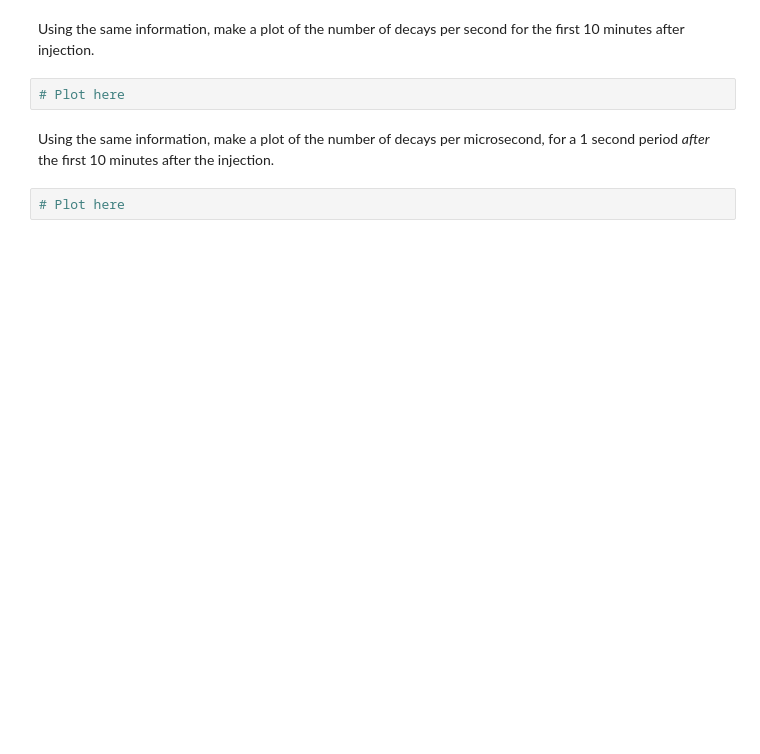
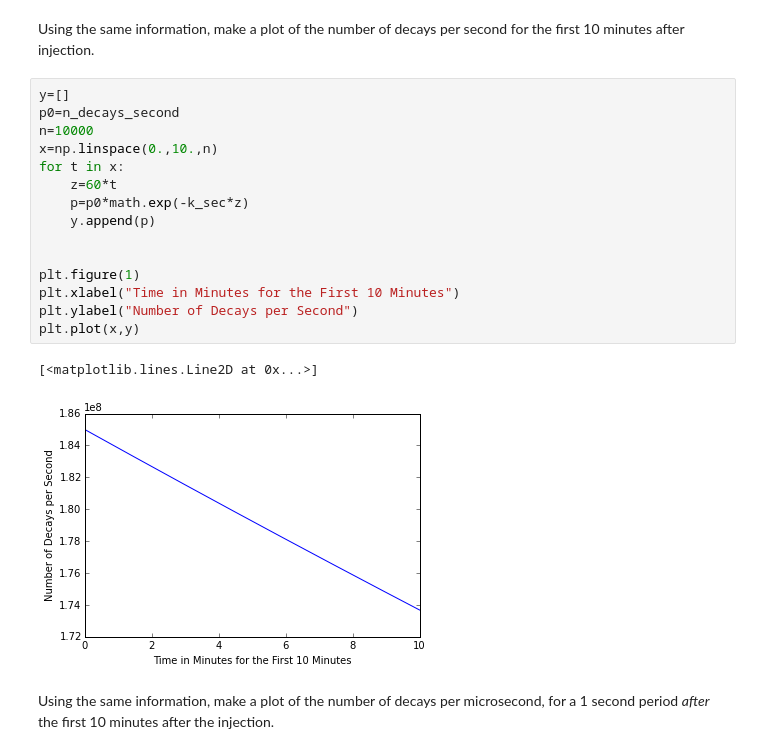
Before and after one commit to mattbellis/Siena_College_Physics_Jess_Muenkel, a Jupyter notebook: medical_physics/PET and CT scans.ipynb, the cells around one changed output. Cells and saved outputs as stored; diff of their text form; blank space fills up the shorter version.

```diff
--- a/medical_physics/PET and CT scans.ipynb
+++ b/medical_physics/PET and CT scans.ipynb
@@ -19,8 +54,22 @@ Assume that someone is injected with 5 millicuries of $^{18}$F. Make a plot of t
 # %% [markdown]
 Using the same information, make a plot of the number of decays per second for the first 10 minutes after injection.
-# %%
-# Plot here
+# %%
+y=[]
+p0=n_decays_second
+n=10000
+x=np.linspace(0.,10.,n)
+for t in x:
+    z=60*t
+    p=p0*math.exp(-k_sec*z)
+    y.append(p)
+
+
+plt.figure(1)
+plt.xlabel("Time in Minutes for the First 10 Minutes")
+plt.ylabel("Number of Decays per Second")
+plt.plot(x,y)
+# %% [output]
+[<matplotlib.lines.Line2D at 0x...>]
+[figure, added]
 # %% [markdown]
 Using the same information, make a plot of the number of decays per microsecond, for a 1 second period <i>after</i> the first 10 minutes after the injection.
-# %%
-# Plot here
```
Also changed, not shown: parts of 11 cells of this notebook.
